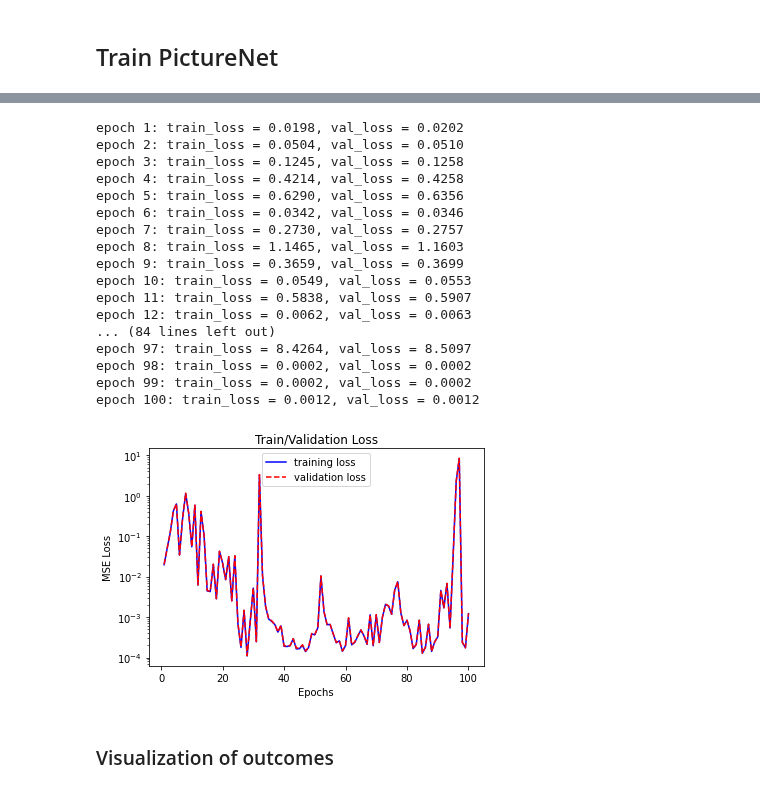
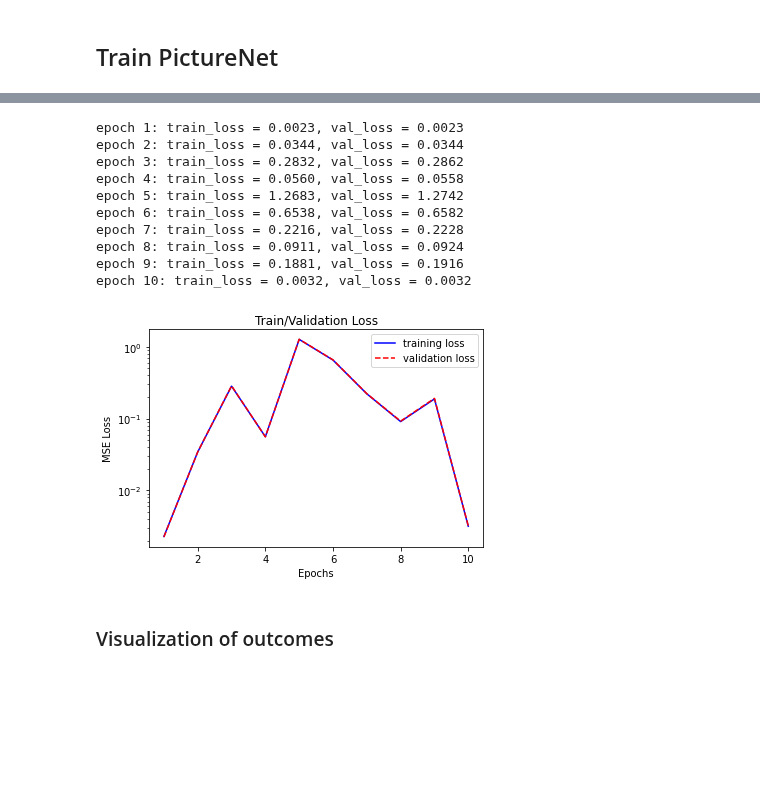
Before and after one commit to ShaoKAi100812/Pendant_Drop_Tensiometry_Prediction, a Jupyter notebook: main.ipynb, the cells around one changed output, grey strips where cells are left out. Drawn from its saved outputs; the diff is of its cells as text; code cells hidden in the pictures; blank space fills up the shorter version.

```diff
--- a/main.ipynb
+++ b/main.ipynb
@@ -399,40 +398,33 @@ Ground Truths = tensor([[41.6000, 19.7000],
 # %%
 in_channel = 1
 channel_1 = 16
 channel_2 = 32
 channel_3 = 64
 node_1 = 1024
 node_2 = 1024
 out_channel = 160
 
 learning_rate = 1e-3
 
 model_picture = PictureNet(in_channel, channel_1, channel_2, channel_3, node_1, node_2, out_channel)
 optimizer = optim.Adam(model_picture.parameters(), lr=learning_rate)
-epoch = 100
+epoch = 10
 
 train_picture(model_picture, optimizer, epoch)
-PATH_PIC = os.path.join(os.getcwd(), "model_pic")
+PATH_PIC = os.path.join(os.getcwd(), "model_pic.pt")
 torch.save(model_picture, PATH_PIC)
 # %% [output]
-epoch 1: train_loss = 0.0198, val_loss = 0.0202
-epoch 2: train_loss = 0.0504, val_loss = 0.0510
-epoch 3: train_loss = 0.1245, val_loss = 0.1258
-epoch 4: train_loss = 0.4214, val_loss = 0.4258
-epoch 5: train_loss = 0.6290, val_loss = 0.6356
-epoch 6: train_loss = 0.0342, val_loss = 0.0346
-epoch 7: train_loss = 0.2730, val_loss = 0.2757
-epoch 8: train_loss = 1.1465, val_loss = 1.1603
-epoch 9: train_loss = 0.3659, val_loss = 0.3699
-epoch 10: train_loss = 0.0549, val_loss = 0.0553
-epoch 11: train_loss = 0.5838, val_loss = 0.5907
-epoch 12: train_loss = 0.0062, val_loss = 0.0063
-... (84 lines left out)
-epoch 97: train_loss = 8.4264, val_loss = 8.5097
-epoch 98: train_loss = 0.0002, val_loss = 0.0002
-epoch 99: train_loss = 0.0002, val_loss = 0.0002
-epoch 100: train_loss = 0.0012, val_loss = 0.0012
+epoch 1: train_loss = 0.0023, val_loss = 0.0023
+epoch 2: train_loss = 0.0344, val_loss = 0.0344
+epoch 3: train_loss = 0.2832, val_loss = 0.2862
+epoch 4: train_loss = 0.0560, val_loss = 0.0558
+epoch 5: train_loss = 1.2683, val_loss = 1.2742
+epoch 6: train_loss = 0.6538, val_loss = 0.6582
+epoch 7: train_loss = 0.2216, val_loss = 0.2228
+epoch 8: train_loss = 0.0911, val_loss = 0.0924
+epoch 9: train_loss = 0.1881, val_loss = 0.1916
+epoch 10: train_loss = 0.0032, val_loss = 0.0032
-[figure, old version]
+[figure, new version]
 # %% [markdown]
 ### Visualization of outcomes
 # %%
```
Also changed, not shown: parts of 10 cells of this notebook.
